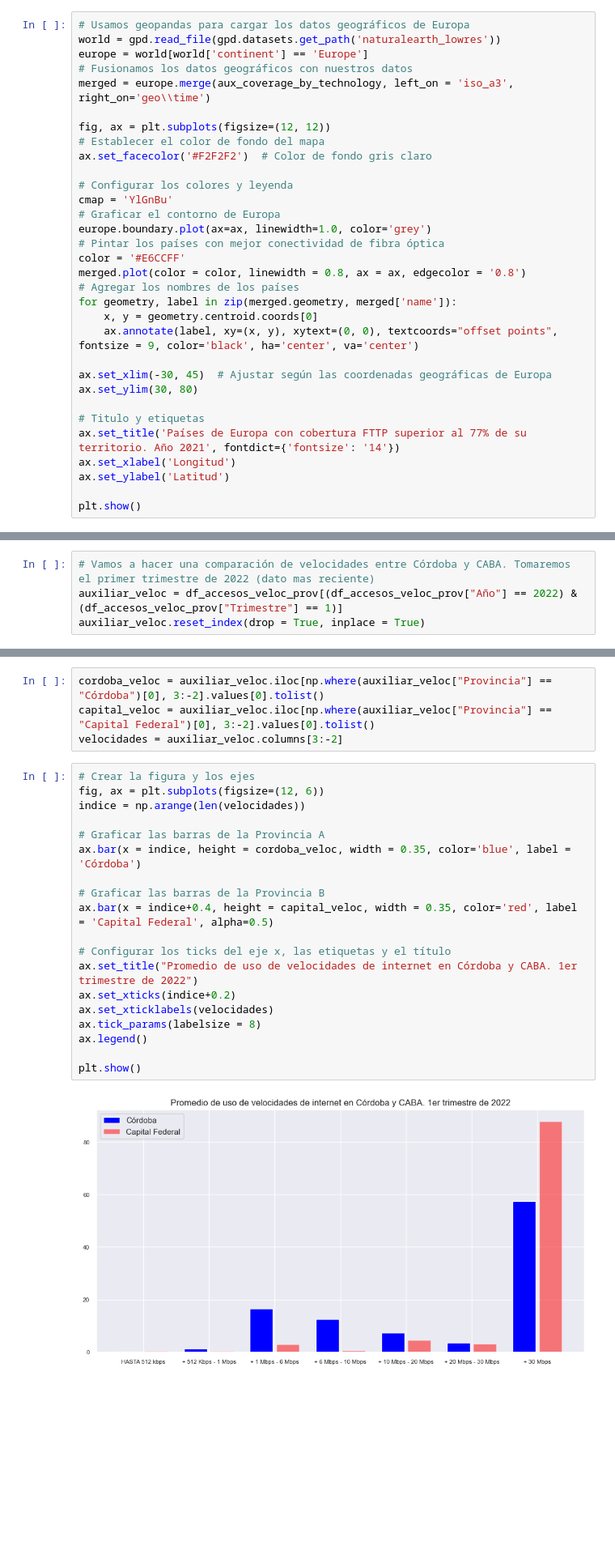
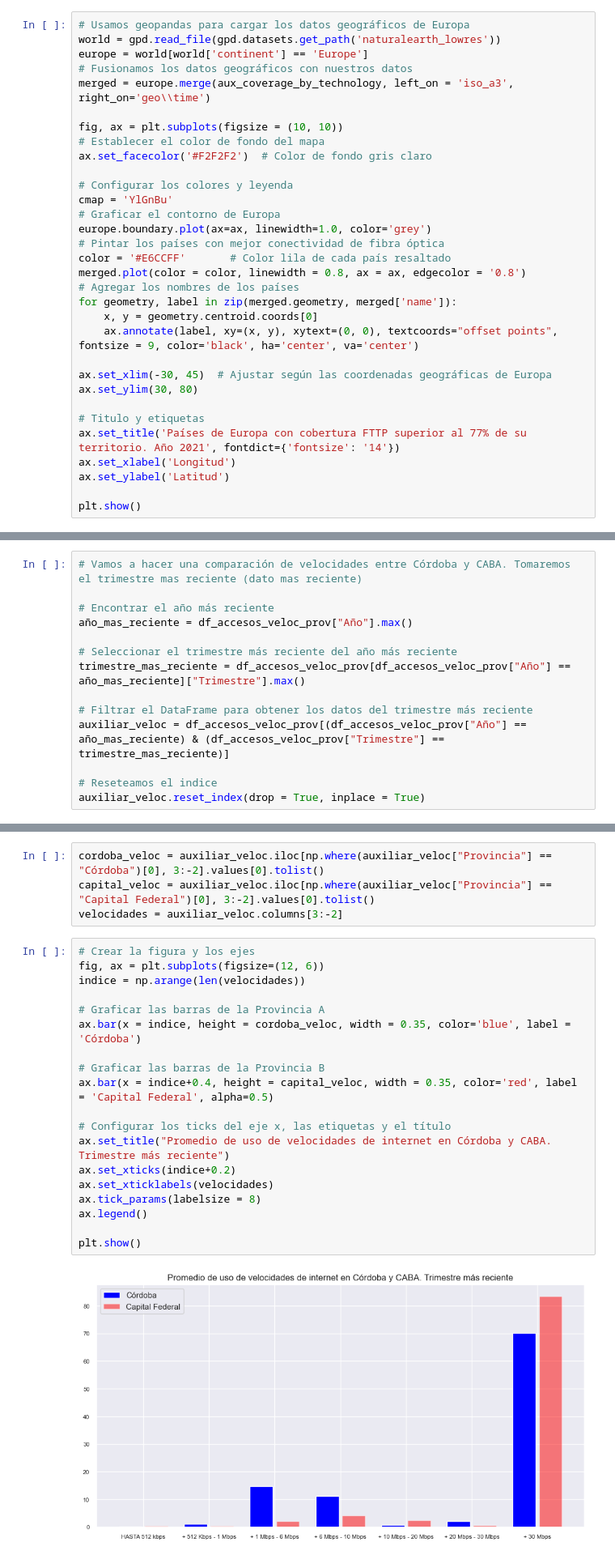
Before and after one commit to maurifigueroa/Conectividad-Enacom-DataAnalysis, a Jupyter notebook: EDA.ipynb, the cells around one changed output, grey strips where cells are left out. Shown at 81% size. Saved outputs shown, nothing was run; the diff lists cells and outputs as text; blank space fills up the shorter version.

```diff
--- a/EDA.ipynb
+++ b/EDA.ipynb
@@ -483,7 +541,7 @@ europe = world[world['continent'] == 'Europe']
 # Fusionamos los datos geográficos con nuestros datos
 merged = europe.merge(aux_coverage_by_technology, left_on = 'iso_a3', right_on='geo\\time')
 
-fig, ax = plt.subplots(figsize=(12, 12))
+fig, ax = plt.subplots(figsize = (10, 10))
 # Establecer el color de fondo del mapa
 ax.set_facecolor('#F2F2F2')  # Color de fondo gris claro
 
@@ -492,7 +550,7 @@ cmap = 'YlGnBu'
 # Graficar el contorno de Europa
 europe.boundary.plot(ax=ax, linewidth=1.0, color='grey')
 # Pintar los países con mejor conectividad de fibra óptica
-color = '#E6CCFF'
+color = '#E6CCFF'       # Color lila de cada país resaltado
 merged.plot(color = color, linewidth = 0.8, ax = ax, edgecolor = '0.8')
 # Agregar los nombres de los países
 for geometry, label in zip(merged.geometry, merged['name']):
@@ -513,8 +571,18 @@ plt.show()
 # %% [markdown]
 Como conclusión podemos decir que el futuro de nuestro país a un mediano plazo será la integración de la fibra óptica en la gran cantidad del territorio, como sucede en Europa. En 2023 estos países con la mejor conectividad de Europa deben contar con un 90% de cobertura de fibra óptica.
 # %%
-# Vamos a hacer una comparación de velocidades entre Córdoba y CABA. Tomaremos el primer trimestre de 2022 (dato mas reciente)
-auxiliar_veloc = df_accesos_veloc_prov[(df_accesos_veloc_prov["Año"] == 2022) & (df_accesos_veloc_prov["Trimestre"] == 1)]
+# Vamos a hacer una comparación de velocidades entre Córdoba y CABA. Tomaremos el trimestre mas reciente (dato mas reciente)
+
+# Encontrar el año más reciente
+año_mas_reciente = df_accesos_veloc_prov["Año"].max()
+
+# Seleccionar el trimestre más reciente del año más reciente
+trimestre_mas_reciente = df_accesos_veloc_prov[df_accesos_veloc_prov["Año"] == año_mas_reciente]["Trimestre"].max()
+
+# Filtrar el DataFrame para obtener los datos del trimestre más reciente
+auxiliar_veloc = df_accesos_veloc_prov[(df_accesos_veloc_prov["Año"] == año_mas_reciente) & (df_accesos_veloc_prov["Trimestre"] == trimestre_mas_reciente)]
+
+# Reseteamos el indice
 auxiliar_veloc.reset_index(drop = True, inplace = True)
 # %%
 # Lo normalizamos para obtener porcentajes del total de cada provincia
@@ -532,22 +600,22 @@ velocidades = auxiliar_veloc.columns[3:-2]
 # %%
 # Crear la figura y los ejes
 fig, ax = plt.subplots(figsize=(12, 6))
 indice = np.arange(len(velocidades))
 
 # Graficar las barras de la Provincia A
 ax.bar(x = indice, height = cordoba_veloc, width = 0.35, color='blue', label = 'Córdoba')
 
 # Graficar las barras de la Provincia B
 ax.bar(x = indice+0.4, height = capital_veloc, width = 0.35, color='red', label = 'Capital Federal', alpha=0.5)
 
 # Configurar los ticks del eje x, las etiquetas y el título
-ax.set_title("Promedio de uso de velocidades de internet en Córdoba y CABA. 1er trimestre de 2022")
+ax.set_title("Promedio de uso de velocidades de internet en Córdoba y CABA. Trimestre más reciente")
 ax.set_xticks(indice+0.2)
 ax.set_xticklabels(velocidades)
 ax.tick_params(labelsize = 8)
 ax.legend()
 
 plt.show()
 # %% [output]
-[figure, old version]
+[figure, new version]
 # %% [markdown]
```
Also changed, not shown: parts of 51 cells of this notebook, 16 other files.
